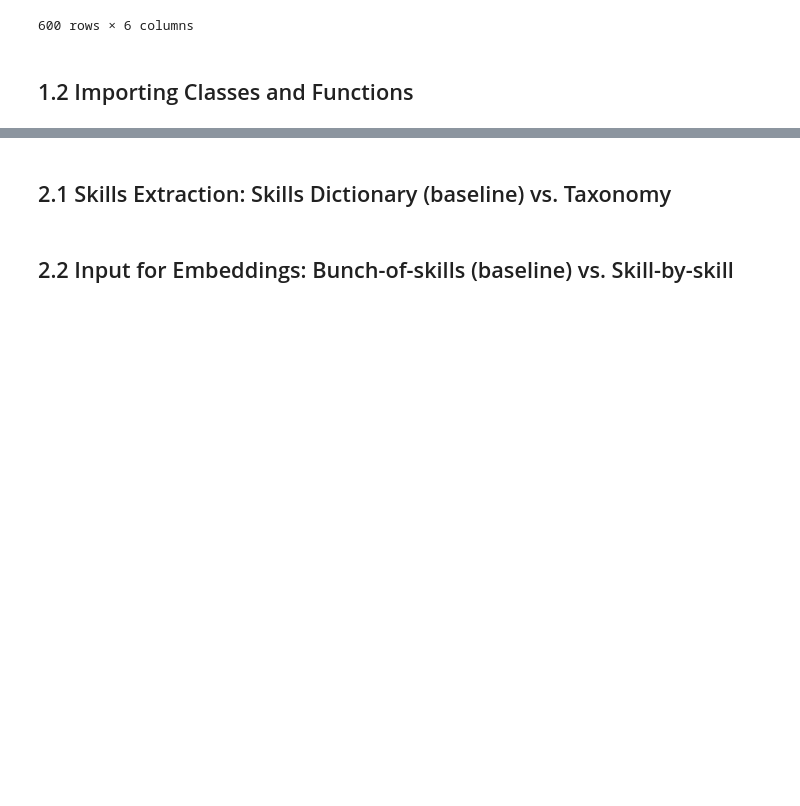
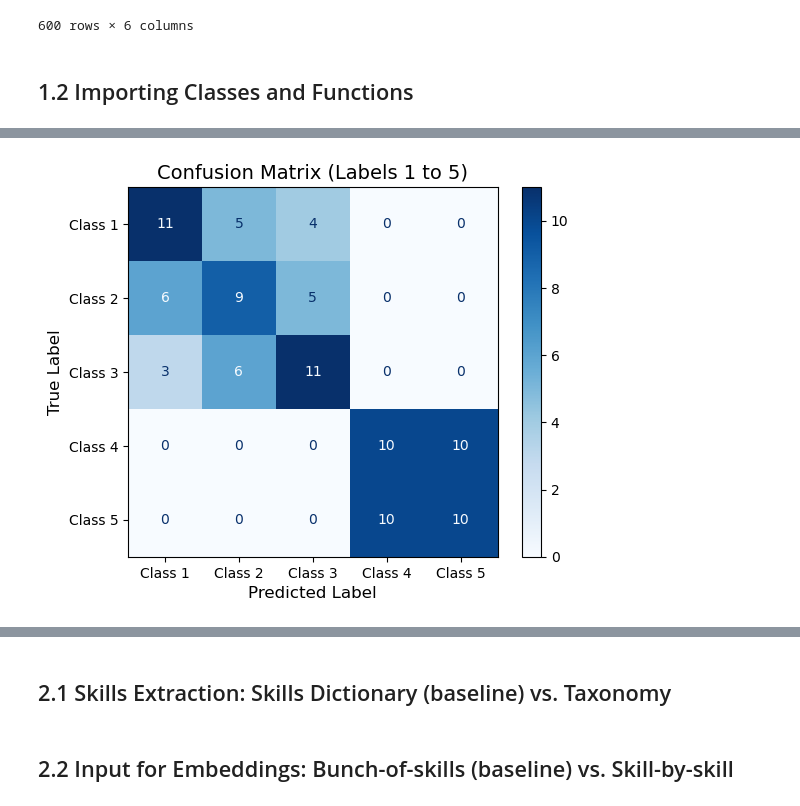
Before and after one commit to Tim60161/workproject_matching_algo, a Jupyter notebook: model_testing.ipynb, the cells around one changed output, grey strips where cells are left out. Cells and saved outputs as stored; diff of their text form; code cells hidden in the pictures; blank space fills up the shorter version.

```diff
--- a/model_testing.ipynb
+++ b/model_testing.ipynb
@@ -510,0 +701,9 @@ plt.show()
+# %%
+import pandas as pd
+
+# Import the CSV file into a dataframe
+file_path = "/Users/timg/Desktop/Workproject/my_fork/workproject_matching_algo/synthetic_data_csv/df_synth_data_5_20.csv"
+df_synth_data_5_20 = pd.read_csv(file_path)
+
+# Display the first few rows of the dataframe to verify the import
+df_synth_data_5_20
@@ -510,0 +724,4 @@ plt.show()
+# %%
+df_result_5_20_bos_allmpnet = main_synth_df(df_synth_data_5_20)
+
+df_result_5_20_bos_allmpnet.head(3)
@@ -510,0 +734,9 @@ plt.show()
+# %%
+# Sort the DataFrame by JD_ID and Similarity_score in descending order
+df_result_5_20_bos_allmpnet = df_result_5_20_bos_allmpnet.sort_values(['JD_ID', 'Similarity_score'], ascending=[True, False])
+
+# Apply the ranking logic within each JD_ID group
+df_result_5_20_bos_allmpnet['label_predicted'] = df_result_5_20_bos_allmpnet.groupby('JD_ID')['Similarity_score'].rank(ascending=False).astype(int)
+
+# Display the updated DataFrame
+df_result_5_20_bos_allmpnet
@@ -510,0 +767,18 @@ plt.show()
+# %%
+from sklearn.metrics import confusion_matrix, ConfusionMatrixDisplay
+
+# Calculate the confusion matrix
+cm_5_20 = confusion_matrix(df_result_5_20_bos_allmpnet['label'], df_result_5_20_bos_allmpnet['label_predicted'])
+
+# Display the confusion matrix
+disp_5_20 = ConfusionMatrixDisplay(confusion_matrix=cm_5_20, display_labels=["Class 1", "Class 2", "Class 3", "Class 4", "Class 5"])
+disp_5_20.plot(cmap="Blues", values_format="d")
+
+# Add titles and labels for clarity
+disp_5_20.ax_.set_title("Confusion Matrix (Labels 1 to 5)", fontsize=14)
+disp_5_20.ax_.set_xlabel("Predicted Label", fontsize=12)
+disp_5_20.ax_.set_ylabel("True Label", fontsize=12)
+
+plt.show()
+# %% [output]
+[figure, added]
```
Also changed, not shown: parts of 99 cells of this notebook, 3 other files.
